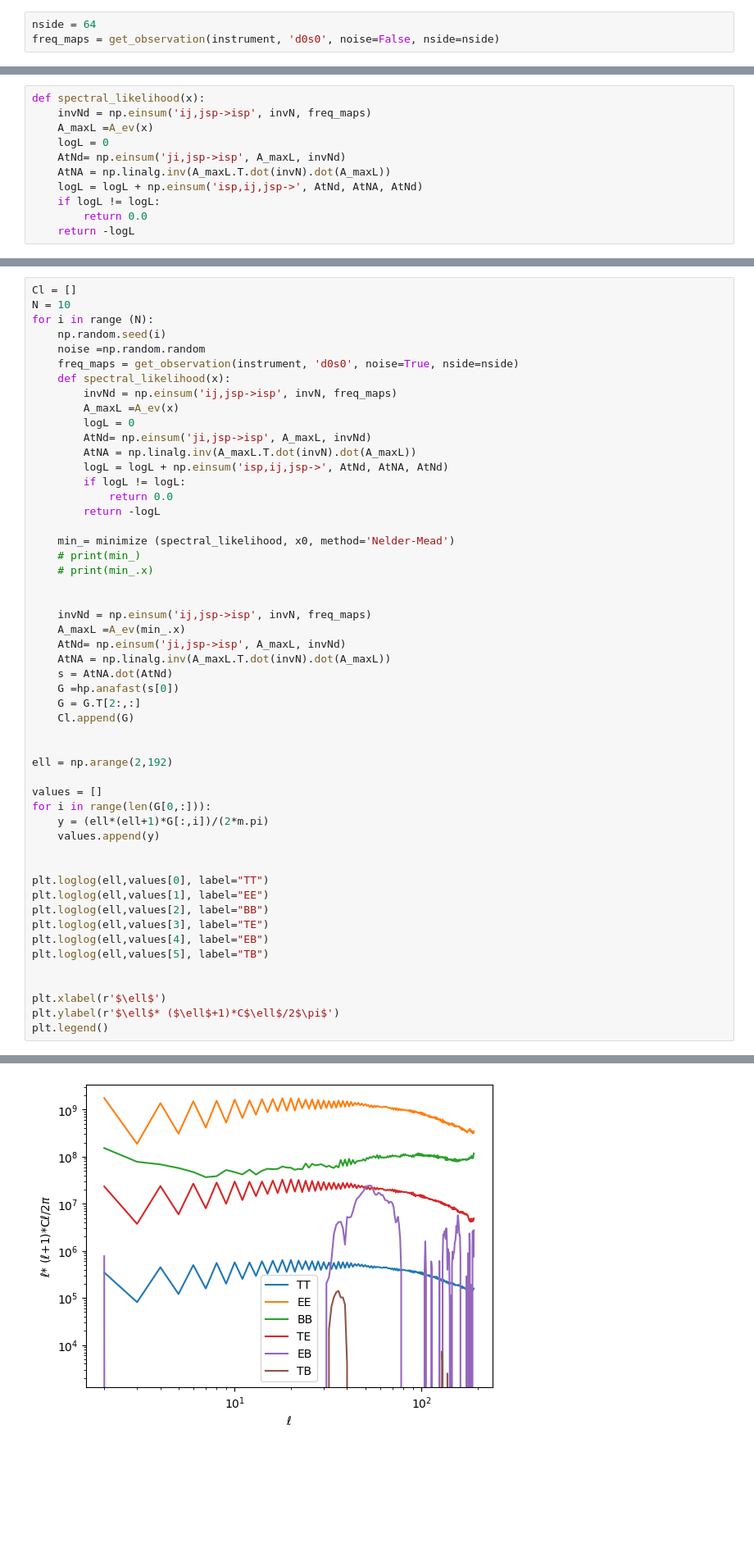
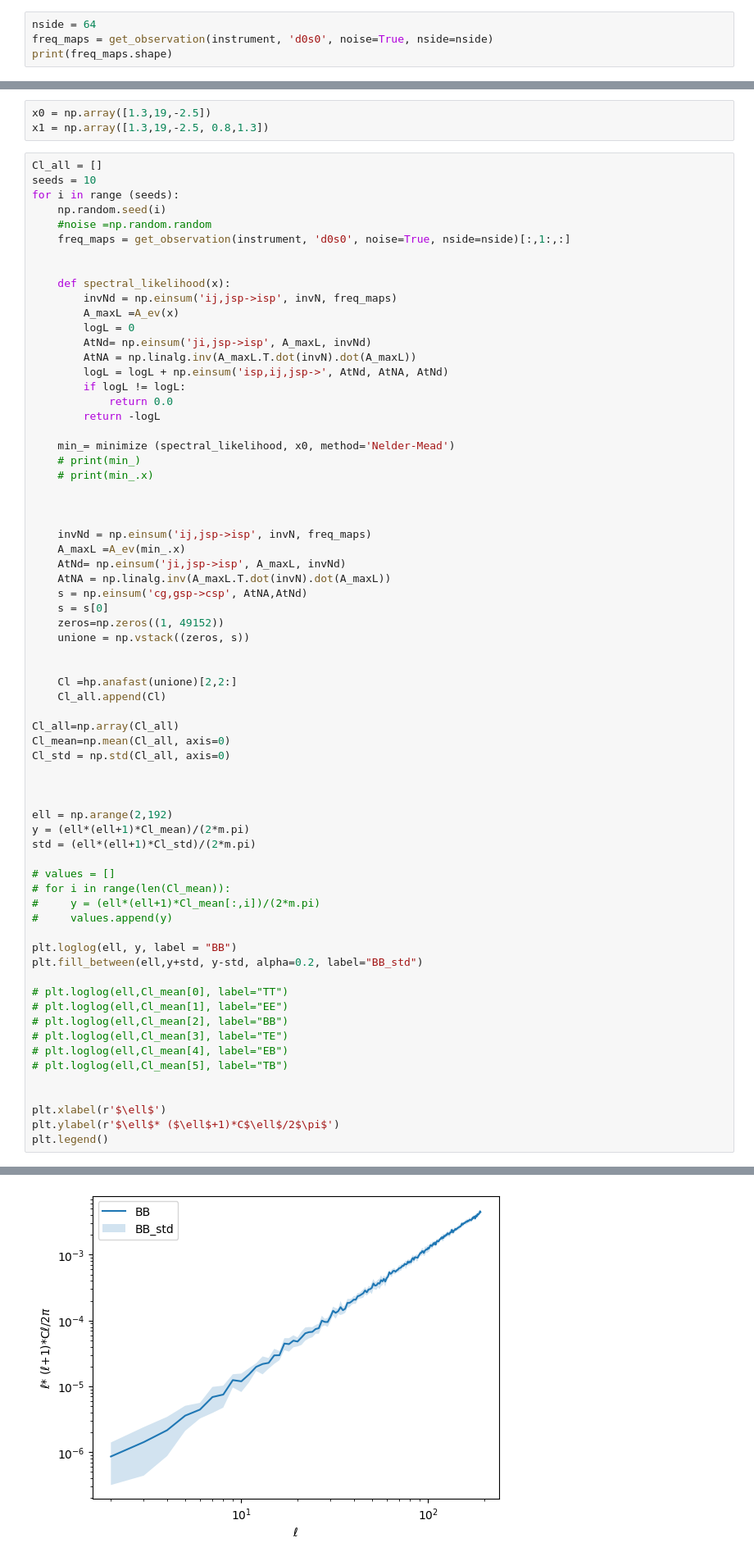
Before and after one commit to AlicePirotta/APC, a Jupyter notebook: noise.ipynb, the cells around one changed output, grey strips where cells are left out. Shown: that part at 82% size. Saved outputs shown, nothing was run; the diff lists cells and outputs as text; blank space fills up the shorter version.

```diff
--- a/noise.ipynb
+++ b/noise.ipynb
@@ -29,4 +29,5 @@ instr_['depth_i'] = instr_['depth_p']/np.sqrt(2)
 instrument = standardize_instrument(instr_)
 # %%
 nside = 64
-freq_maps = get_observation(instrument, 'd0s0', noise=False, nside=nside)
+freq_maps = get_observation(instrument, 'd0s0', noise=True, nside=nside)
+print(freq_maps.shape)
@@ -37,14 +40,3 @@ A = MixingMatrix(*components)
 A_ev = A.evaluator(instrument.frequency)
 #invN=np.linalg.inv(np.eye(len(instrument.frequency)))
 invN = np.diag((hp.nside2resol(nside, arcmin=True) / instrument.depth_p)**2)
-# %%
-def spectral_likelihood(x):
-    invNd = np.einsum('ij,jsp->isp', invN, freq_maps)
-    A_maxL =A_ev(x)
-    logL = 0
-    AtNd= np.einsum('ji,jsp->isp', A_maxL, invNd)
-    AtNA = np.linalg.inv(A_maxL.T.dot(invN).dot(A_maxL))
-    logL = logL + np.einsum('isp,ij,jsp->', AtNd, AtNA, AtNd)
-    if logL != logL:
-        return 0.0
-    return -logL
@@ -53,55 +43,74 @@ x0 =np.array([1.4,21,-2.5])
+# %%
+x0 = np.array([1.3,19,-2.5])
+x1 = np.array([1.3,19,-2.5, 0.8,1.3])
 # %%
-Cl = []
-N = 10
-for i in range (N):
+Cl_all = []
+seeds = 10
+for i in range (seeds):
     np.random.seed(i)
-    noise =np.random.random
-    freq_maps = get_observation(instrument, 'd0s0', noise=True, nside=nside)
+    #noise =np.random.random
+    freq_maps = get_observation(instrument, 'd0s0', noise=True, nside=nside)[:,1:,:]
+
+
     def spectral_likelihood(x):
         invNd = np.einsum('ij,jsp->isp', invN, freq_maps)
         A_maxL =A_ev(x)
         logL = 0
         AtNd= np.einsum('ji,jsp->isp', A_maxL, invNd)
         AtNA = np.linalg.inv(A_maxL.T.dot(invN).dot(A_maxL))
         logL = logL + np.einsum('isp,ij,jsp->', AtNd, AtNA, AtNd)
         if logL != logL:
             return 0.0
         return -logL
 
     min_= minimize (spectral_likelihood, x0, method='Nelder-Mead')
     # print(min_)
     # print(min_.x)
 
 
+
     invNd = np.einsum('ij,jsp->isp', invN, freq_maps)
     A_maxL =A_ev(min_.x)
     AtNd= np.einsum('ji,jsp->isp', A_maxL, invNd)
     AtNA = np.linalg.inv(A_maxL.T.dot(invN).dot(A_maxL))
-    s = AtNA.dot(AtNd)
-    G =hp.anafast(s[0])
-    G = G.T[2:,:]
-    Cl.append(G)
+    s = np.einsum('cg,gsp->csp', AtNA,AtNd)
+    s = s[0]
+    zeros=np.zeros((1, 49152))
+    unione = np.vstack((zeros, s))
+
+
+    Cl =hp.anafast(unione)[2,2:]
+    Cl_all.append(Cl)
+
+Cl_all=np.array(Cl_all)
+Cl_mean=np.mean(Cl_all, axis=0)
+Cl_std = np.std(Cl_all, axis=0)
+
 
 
 ell = np.arange(2,192)
+y = (ell*(ell+1)*Cl_mean)/(2*m.pi)
+std = (ell*(ell+1)*Cl_std)/(2*m.pi)
 
-values = []
-for i in range(len(G[0,:])):
-    y = (ell*(ell+1)*G[:,i])/(2*m.pi)
-    values.append(y)
+# values = []
+# for i in range(len(Cl_mean)):
+#     y = (ell*(ell+1)*Cl_mean[:,i])/(2*m.pi)
+#     values.append(y)
 
+plt.loglog(ell, y, label = "BB")
+plt.fill_between(ell,y+std, y-std, alpha=0.2, label="BB_std")
 
-plt.loglog(ell,values[0], label="TT")
-plt.loglog(ell,values[1], label="EE")
-plt.loglog(ell,values[2], label="BB")
-plt.loglog(ell,values[3], label="TE")
-plt.loglog(ell,values[4], label="EB")
-plt.loglog(ell,values[5], label="TB")
+# plt.loglog(ell,Cl_mean[0], label="TT")
+# plt.loglog(ell,Cl_mean[1], label="EE")
+# plt.loglog(ell,Cl_mean[2], label="BB")
+# plt.loglog(ell,Cl_mean[3], label="TE")
+# plt.loglog(ell,Cl_mean[4], label="EB")
+# plt.loglog(ell,Cl_mean[5], label="TB")
 
 
 plt.xlabel(r'$\ell$')
 plt.ylabel(r'$\ell$* ($\ell$+1)*C$\ell$/2$\pi$')
 plt.legend()
 # %% [output]
 <matplotlib.legend.Legend at 0x...>
-[figure, old version]
+[figure, new version]
```
Also changed, not shown: parts of 6 cells of this notebook.
